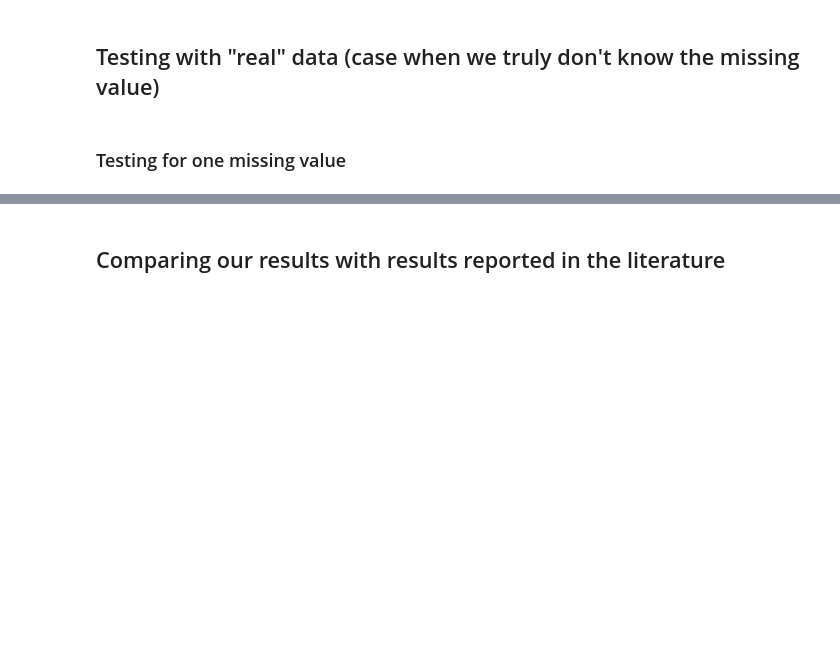
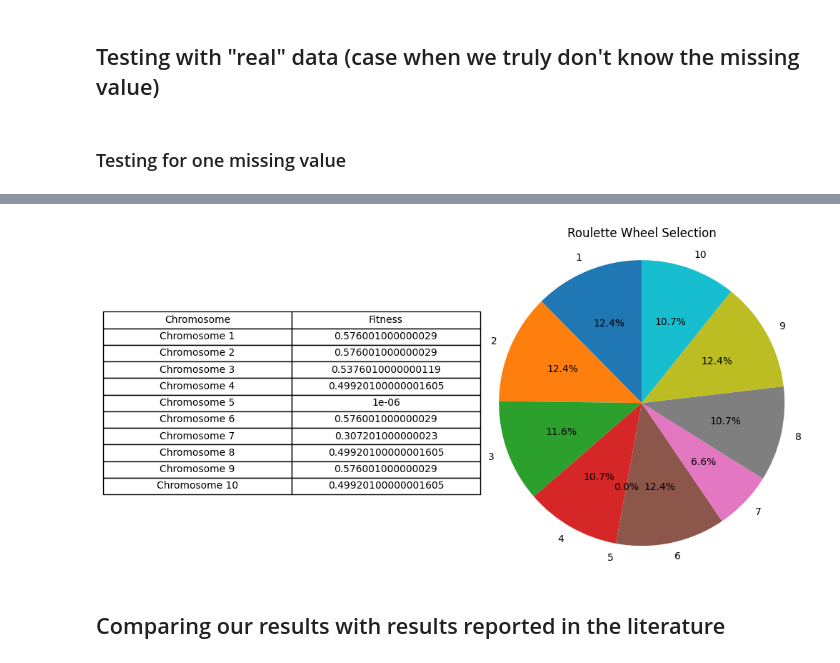
Before and after one commit to djurdjam02/CIProject, a Jupyter notebook: main.ipynb, the cells around one changed output, grey strips where cells are left out. Drawn from its saved outputs; the diff is of its cells as text; code cells hidden in the pictures; blank space fills up the shorter version.

Commit message:
refine experimental section: improved plots and table

```diff
--- a/main.ipynb
+++ b/main.ipynb
@@ -640,3 +784,35 @@ print(f'Predicted value for null in RCBD table with GA is: {best_predicted_nan_v
+# %%
+def show_population(population, fitness_values):
+    df = pd.DataFrame({
+        'Chromosome': [f'Chromosome {i+1}' for i in range(len(population))],
+        'Fitness': fitness_values
+    })
+
+    labels = [str(i+1) for i in range(len(population))]
+
+    fig, (ax_table, ax_pie) = plt.subplots(1, 2, figsize=(10, 5))
+
+    ax_table.axis('off')
+    table_data = df.values.tolist()
+    table = ax_table.table(cellText=table_data, colLabels=df.columns, cellLoc='center', loc='center')
+    table.auto_set_font_size(False)
+    table.set_fontsize(10)
+    table.scale(1.2, 1.2)
+
+    ax_pie.pie(fitness_values, labels=labels, autopct='%1.1f%%', startangle=90)
+    ax_pie.axis('equal')
+    ax_pie.set_title('Roulette Wheel Selection')
+
+    plt.tight_layout()
+    plt.show()
+# %%
+min_val = min(fitness_values)
+if min_val < 0:
+    fitness_values = [f - min_val + 1e-6 for f in fitness_values]
+
+show_population(population, fitness_values)
+# %% [output]
+[figure, added]
 # %% [markdown]
 ## Comparing our results with results reported in the literature
 # %%
```
Also changed, not shown: parts of 28 cells of this notebook.
